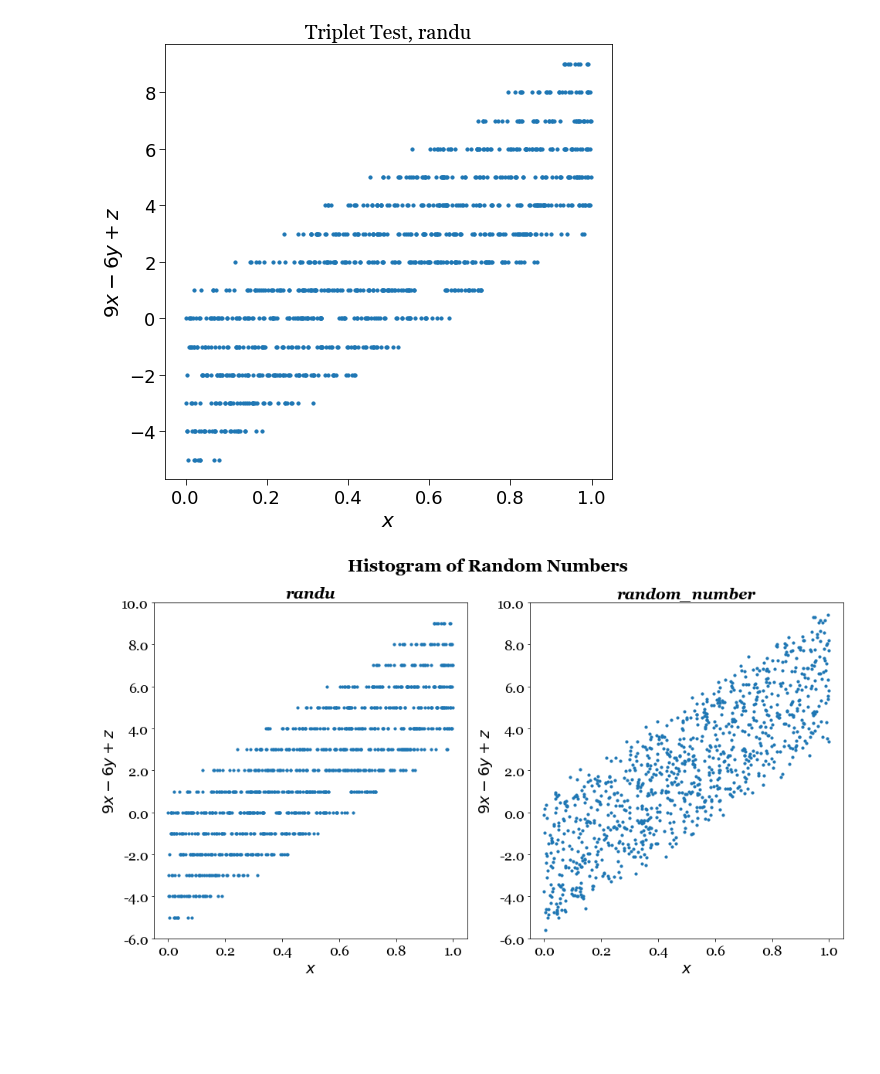
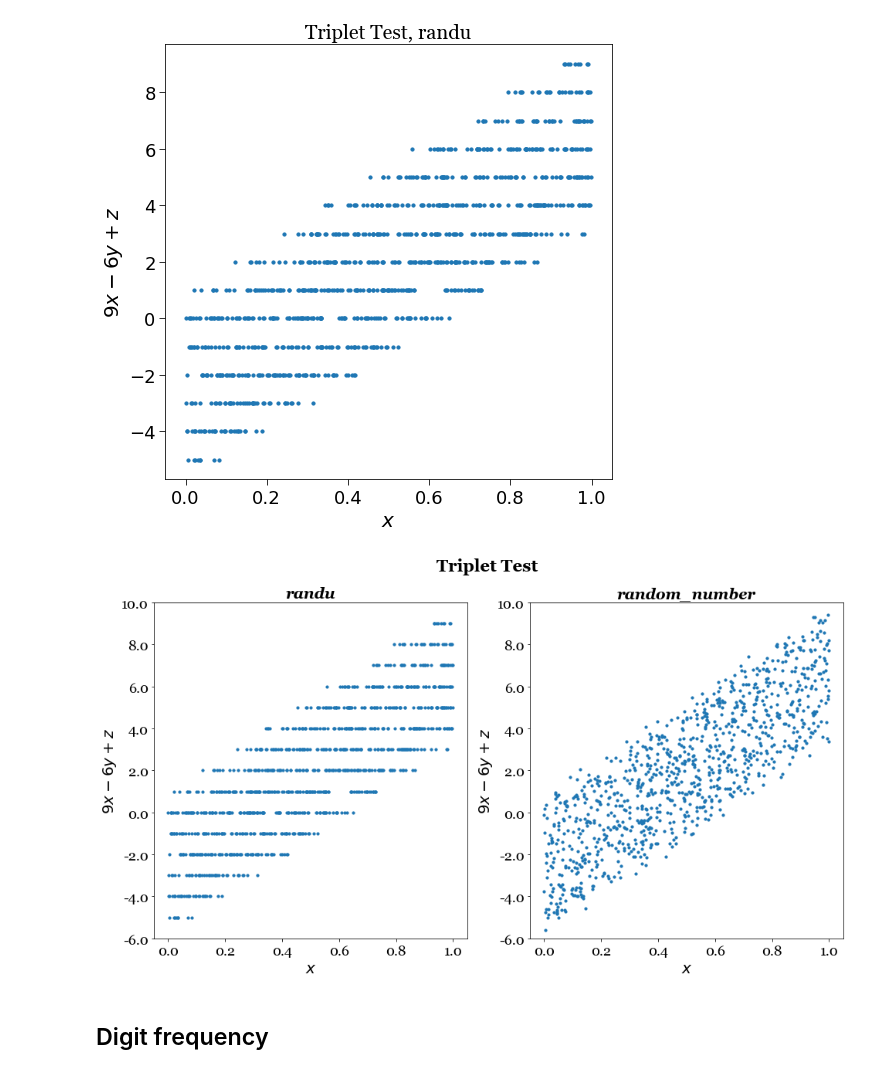
Before and after one commit to chew-in/computational_physics, a Jupyter notebook: RNG/RNG_analysis.ipynb, the cells around one changed output. Drawn from its saved outputs; the diff is of its cells as text; code cells hidden in the pictures; blank space fills up the shorter version.

Commit message:
digit done

```diff
--- a/RNG/RNG_analysis.ipynb
+++ b/RNG/RNG_analysis.ipynb
@@ -372,32 +358,34 @@ axs[0].scatter(df_triplet['x'], 9 * df_triplet['x'] - 6 * df_triplet['y'] + df_t
             alpha=1, label='Data Points')
 axs[0].set_title('randu', fontdict=title_font)
 axs[0].set_xlabel('$x$', fontdict=font)
 axs[0].set_ylabel('$9x-6y+z$', fontdict=font)
 axs[0].set_ylim(-6, 10)  # Set the y-axis limits
 axs[0].set_xticklabels(ax.get_xticks(), fontdict=tick_font)
 axs[0].set_yticklabels(ax.get_yticks(), fontdict=tick_font)
 axs[0].xaxis.set_major_formatter(StrMethodFormatter('{x:.1f}'))
 axs[0].yaxis.set_major_formatter(StrMethodFormatter('{x:.1f}'))
 
 axs[1].scatter(df_triplet_2['x'], 9 * df_triplet_2['x'] - 6 * df_triplet_2['y'] + df_triplet_2['z'], \
             marker='o', color=tableau_colors[0], s=10, \
             alpha=1, label='Data Points')
 axs[1].set_title('random_number', fontdict=title_font)
 axs[1].set_xlabel('$x$', fontdict=font)
 axs[1].set_ylabel('$9x-6y+z$', fontdict=font)
 axs[1].set_ylim(-6, 10)  # Set the y-axis limits
 axs[1].set_xticklabels(ax.get_xticks(), fontdict=tick_font)
 axs[1].set_yticklabels(ax.get_yticks(), fontdict=tick_font)
 axs[1].xaxis.set_major_formatter(StrMethodFormatter('{x:.1f}'))
 axs[1].yaxis.set_major_formatter(StrMethodFormatter('{x:.1f}'))
 
-fig.suptitle('Histogram of Random Numbers', fontproperties=suptitle_font, y=0.98)
+fig.suptitle('Triplet Test', fontproperties=suptitle_font, y=0.98)
 
 plt.gcf().set_facecolor('white')
 # Customize tick sizes
 ax.tick_params(axis='both', which='major', labelsize=18, length=6)  # Adjust label size and tick length
 
 plt.savefig('triplet_test_comparison.png')
 plt.show()
 # %% [output]
-[figure, old version]
+[figure, new version]
+# %% [markdown]
+## Digit frequency
```
Also changed, not shown: parts of 6 cells of this notebook, 6 other files.
